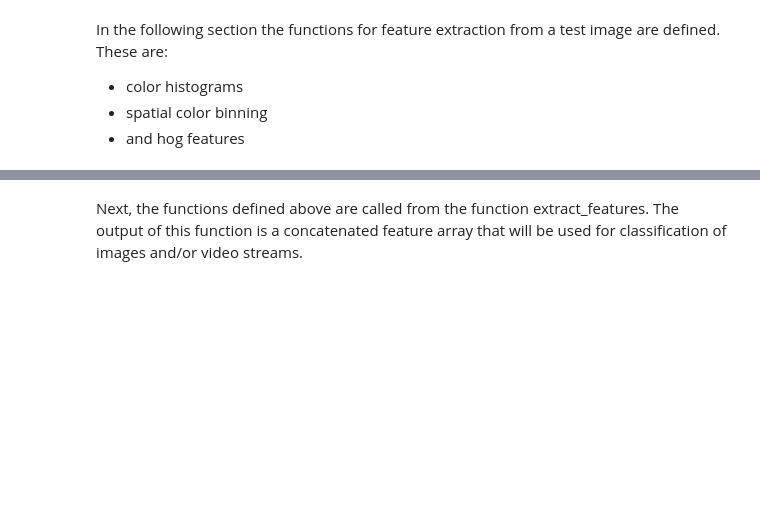
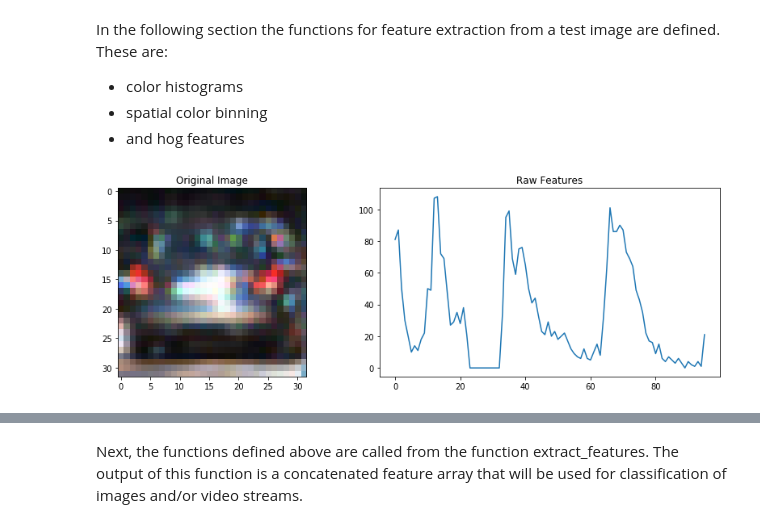
Before and after one commit to markusbrn/CarNDVehicleDetectionP1, a Jupyter notebook: CarNDVehicleDetectionP1.ipynb, the cells around one changed output, grey strips where cells are left out. Saved outputs shown, nothing was run; the diff lists cells and outputs as text; code cells hidden in the pictures; blank space fills up the shorter version.

```diff
--- a/CarNDVehicleDetectionP1.ipynb
+++ b/CarNDVehicleDetectionP1.ipynb
@@ -118,23 +121,24 @@ In the following section the functions for feature extraction from a test image
 # %%
 # Define a function to compute color histogram features
 def color_hist(img, nbins=32, bins_range=(0, 256)):
     channel1_hist = np.histogram(img[:,:,0], bins=nbins, range=bins_range)
     channel2_hist = np.histogram(img[:,:,1], bins=nbins, range=bins_range)
     channel3_hist = np.histogram(img[:,:,2], bins=nbins, range=bins_range)
     hist_features = np.concatenate((channel1_hist[0], channel2_hist[0], channel3_hist[0]))
     return hist_features
 
 # print (HLS) color histogram for test image
-img = mpimg.imread(cars[sel])
-f_img = cv2.cvtColor(img, cv2.COLOR_RGB2YCrCb)
+f_img = cv2.cvtColor(img, cv2.COLOR_RGB2HLS)
 fig = plt.figure(figsize=(12,4))
 plt.subplot(121)
 plt.imshow(img)
 plt.title('Original Image')
 plt.subplot(122)
 plt.plot(color_hist(f_img))
 plt.title('Raw Features')
 fig.tight_layout()
+# %% [output]
+[figure, added]
 # %%
 # Define a function to compute binned color features
 def bin_spatial(img, size=(32, 32)):
```
Also changed, not shown: parts of 11 cells of this notebook.
